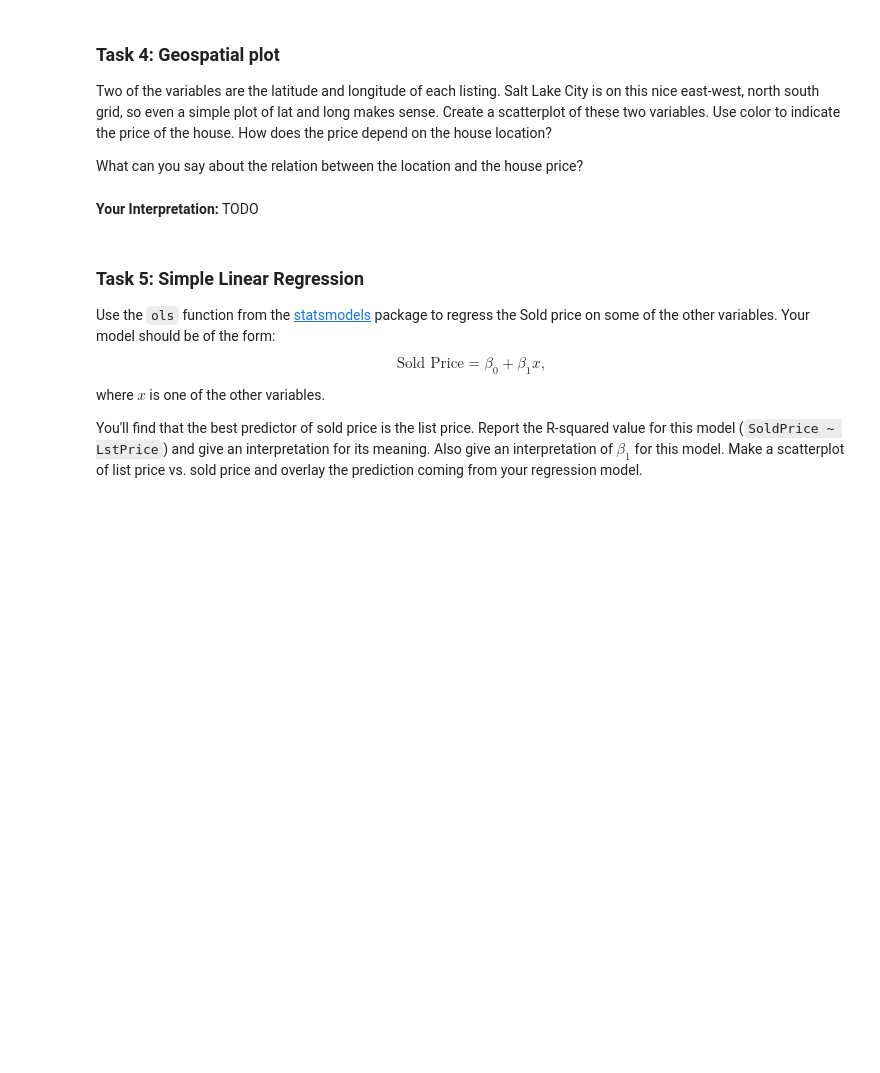
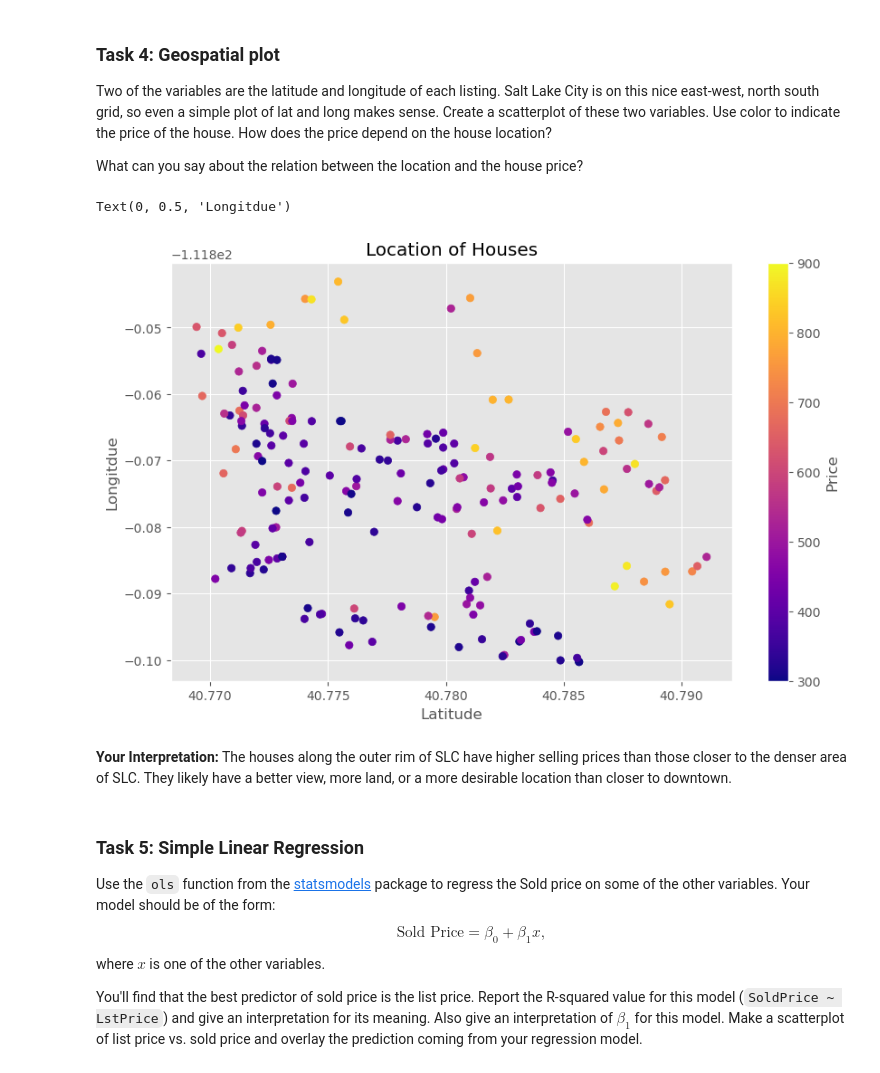
Before and after one commit to lissafriz/2023-datascience-homework, a Jupyter notebook: HW5/HW5.ipynb, the cells around one changed output. Saved outputs shown, nothing was run; the diff lists cells and outputs as text; code cells hidden in the pictures; blank space fills up the shorter version.

```diff
--- a/HW5/HW5.ipynb
+++ b/HW5/HW5.ipynb
@@ -110,5 +164,16 @@ What can you say about the relation between the location and the house price?
-# %% [markdown]
-**Your Interpretation:** TODO
+# %%
+# your code goes here.
+plt.scatter(train['Latitude'], train['Longitude'], c = train['SoldPrice'], cmap = 'plasma');
+cbar = plt.colorbar(mpl.cm.ScalarMappable(norm=mpl.colors.Normalize(vmin=300, vmax=900, clip=False), cmap= 'plasma'))
+cbar.set_label('Price')
+plt.title('Location of Houses')
+plt.xlabel('Latitude')
+plt.ylabel('Longitdue')
+# %% [output]
+Text(0, 0.5, 'Longitdue')
+[figure, added]
+# %% [markdown]
+**Your Interpretation:** The houses along the outer rim of SLC have higher selling prices than those closer to the denser area of SLC. They likely have a better view, more land, or a more desirable location than closer to downtown.
 # %% [markdown]
 ### Task 5: Simple  Linear Regression
 Use the `ols` function from the [statsmodels](http://www.statsmodels.org/stable/index.html) package to regress the Sold price on some of the other variables. Your model should be of the form:
```
Also changed, not shown: parts of 13 cells of this notebook.
